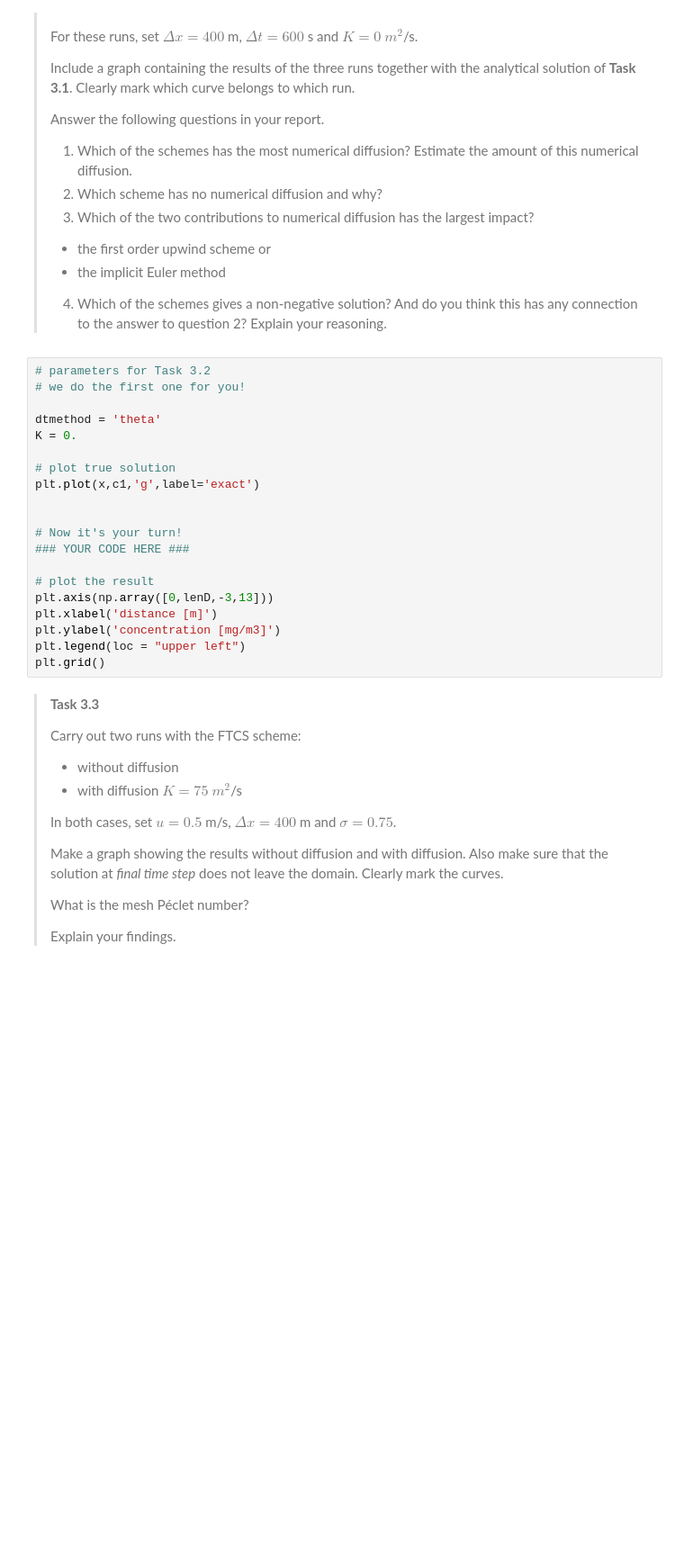
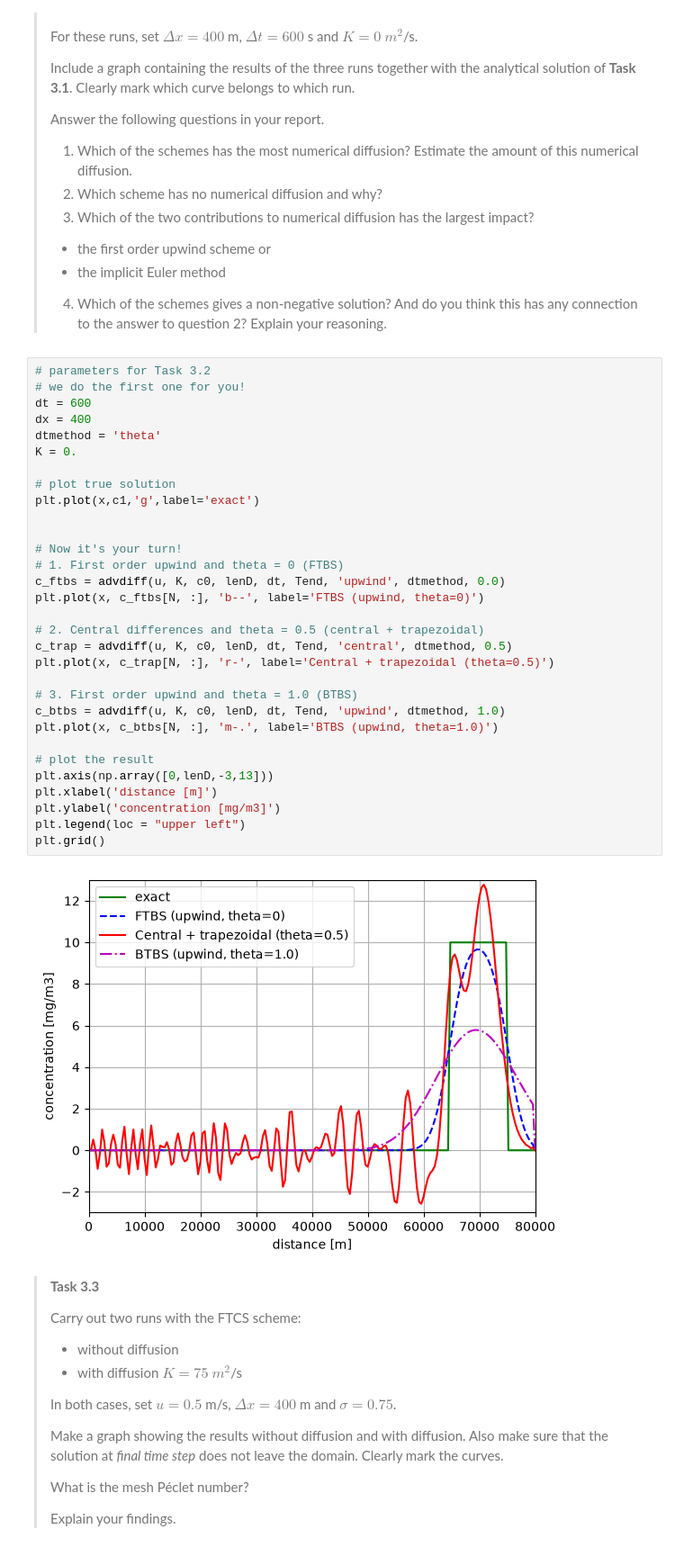
Before and after one commit to mbezmali/G.A.2.1-BEZMALINOVICH, a Jupyter notebook: grp09.ipynb, the cells around one changed output. Shown at 90% size. Drawn from its saved outputs; the diff is of its cells as text; blank space fills up the shorter version.

```diff
--- a/grp09.ipynb
+++ b/grp09.ipynb
@@ -324,23 +334,36 @@ plt.grid()
 # %%
 # parameters for Task 3.2
 # we do the first one for you!
-
+dt = 600
+dx = 400
 dtmethod = 'theta'
 K = 0.
 
 # plot true solution
 plt.plot(x,c1,'g',label='exact')
 
 
 # Now it's your turn!
-### YOUR CODE HERE ###
+# 1. First order upwind and theta = 0 (FTBS)
+c_ftbs = advdiff(u, K, c0, lenD, dt, Tend, 'upwind', dtmethod, 0.0)
+plt.plot(x, c_ftbs[N, :], 'b--', label='FTBS (upwind, theta=0)')
+
+# 2. Central differences and theta = 0.5 (central + trapezoidal)
+c_trap = advdiff(u, K, c0, lenD, dt, Tend, 'central', dtmethod, 0.5)
+plt.plot(x, c_trap[N, :], 'r-', label='Central + trapezoidal (theta=0.5)')
+
+# 3. First order upwind and theta = 1.0 (BTBS)
+c_btbs = advdiff(u, K, c0, lenD, dt, Tend, 'upwind', dtmethod, 1.0)
+plt.plot(x, c_btbs[N, :], 'm-.', label='BTBS (upwind, theta=1.0)')
 
 # plot the result
 plt.axis(np.array([0,lenD,-3,13]))
 plt.xlabel('distance [m]')
 plt.ylabel('concentration [mg/m3]')
 plt.legend(loc = "upper left")
 plt.grid()
+# %% [output]
+[figure, added]
 # %% [markdown]
 >**Task 3.3**
 >
```
Also changed, not shown: parts of 7 cells of this notebook.
